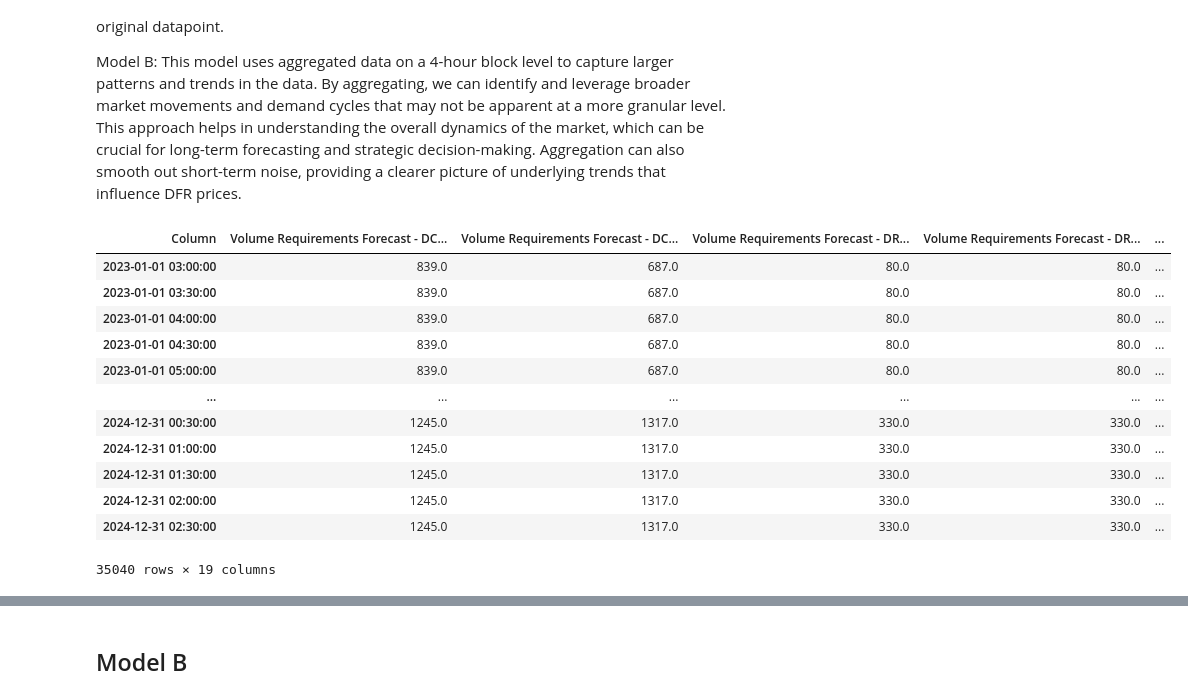
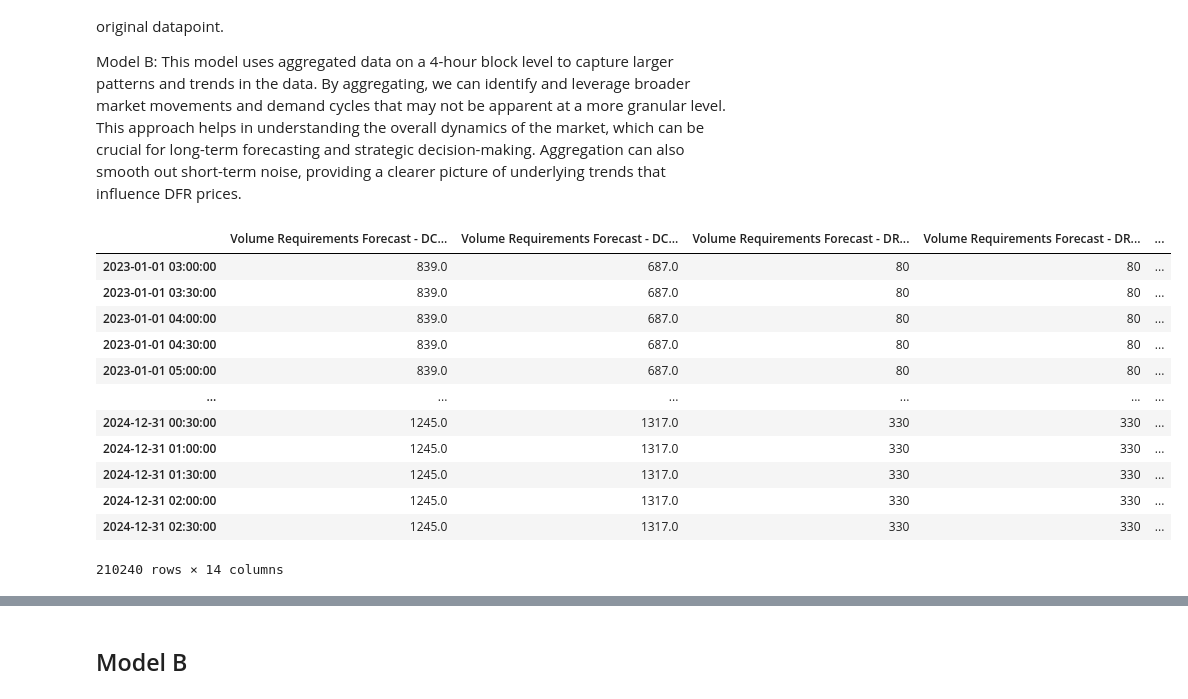
Before and after one commit to Nomercyme/energy_hackathon, a Jupyter notebook: main.ipynb, the cells around one changed output, grey strips where cells are left out. Cells and saved outputs as stored; diff of their text form; code cells hidden in the pictures.

```diff
--- a/main.ipynb
+++ b/main.ipynb
@@ -86,0 +90,25 @@ df_day_ahead_half: (35040, 2)
+# %%
+# make dataset into long format, now we have a record for each DFR market price (DC/DM/DR both High and Low), so essentially there's x6 rows
+
+index_columns = [
+       'GMT Time',
+       'Volume Requirements Forecast - DC-H - GB (MW)',
+       'Volume Requirements Forecast - DC-L - GB (MW)',
+       'Volume Requirements Forecast - DR-H - GB (MW)',
+       'Volume Requirements Forecast - DR-L - GB (MW)',
+       'Volume Requirements Forecast - DM-H - GB (MW)',
+       'Volume Requirements Forecast - DM-L - GB (MW)',
+       'Ancillary Volume Accepted - DC-H - GB (MW)',
+       'Ancillary Volume Accepted - DC-L - GB (MW)',
+       'Ancillary Volume Accepted - DR-H - GB (MW)',
+       'Ancillary Volume Accepted - DR-L - GB (MW)',
+       'Ancillary Volume Accepted - DM-H - GB (MW)',
+       'Ancillary Volume Accepted - DM-L - GB (MW)'
+       ]
+
+df_ancillary_df_long = pd.melt(df_ancillary,
+                  id_vars = index_columns,
+                  var_name = 'DFR',
+                  value_name = 'Price')
+
+print('Train rows:', len(df_ancillary), len(df_ancillary_df_long))
@@ -189,27 +221,27 @@ Model A: First option to preserve granular details, which are crucial for foreca
 
 Model B: This model uses aggregated data on a 4-hour block level to capture larger patterns and trends in the data. By aggregating, we can identify and leverage broader market movements and demand cycles that may not be apparent at a more granular level. This approach helps in understanding the overall dynamics of the market, which can be crucial for long-term forecasting and strategic decision-making. Aggregation can also smooth out short-term noise, providing a clearer picture of underlying trends that influence DFR prices.
 # %%
-df_ancillary_30 = pd.DataFrame(np.repeat(df_ancillary.values, repeats=8, axis=0), columns=df_ancillary.columns)
-# Create the is_original column
-is_original = np.tile([1] + [0]*7, len(df_ancillary))
-df_ancillary_30['is_original'] = is_original
+df_ancillary_30 = pd.DataFrame(np.repeat(df_ancillary_df_long.values, repeats=8, axis=0), columns=df_ancillary_df_long.columns)
+
 periods = 2*365*6*8 # 2 years of 4 hour daily blocks (6/day) with two 30min timeslots per hour
-df_ancillary_30.index = pd.date_range(start='2023-01-01 03:00', periods=periods, freq='30min') # end='2024-12-31 02:30', 30mins before new year new timeslot
-df_ancillary_30.value_counts('is_original')
+df_ancillary_30.index = list(pd.date_range(start='2023-01-01 03:00', periods=periods, freq='30min'))*6 # end='2024-12-31 02:30', 30mins before new year new timeslot
+
+# Remove GMT column
+del df_ancillary_30['GMT Time']
 df_ancillary_30
 # %% [output]
-| Column | Volume Requirements Forecast - DC... | Volume Requirements Forecast - DC... | Volume Requirements Forecast - DR... | Volume Requirements Forecast - DR... | ... |
-| 2023-01-01 03:00:00 | 839.0 | 687.0 | 80.0 | 80.0 | ... |
-| 2023-01-01 03:30:00 | 839.0 | 687.0 | 80.0 | 80.0 | ... |
-| 2023-01-01 04:00:00 | 839.0 | 687.0 | 80.0 | 80.0 | ... |
-| 2023-01-01 04:30:00 | 839.0 | 687.0 | 80.0 | 80.0 | ... |
-| 2023-01-01 05:00:00 | 839.0 | 687.0 | 80.0 | 80.0 | ... |
+|  | Volume Requirements Forecast - DC... | Volume Requirements Forecast - DC... | Volume Requirements Forecast - DR... | Volume Requirements Forecast - DR... | ... |
+| 2023-01-01 03:00:00 | 839.0 | 687.0 | 80 | 80 | ... |
+| 2023-01-01 03:30:00 | 839.0 | 687.0 | 80 | 80 | ... |
+| 2023-01-01 04:00:00 | 839.0 | 687.0 | 80 | 80 | ... |
+| 2023-01-01 04:30:00 | 839.0 | 687.0 | 80 | 80 | ... |
+| 2023-01-01 05:00:00 | 839.0 | 687.0 | 80 | 80 | ... |
 | ... | ... | ... | ... | ... | ... |
-| 2024-12-31 00:30:00 | 1245.0 | 1317.0 | 330.0 | 330.0 | ... |
-| 2024-12-31 01:00:00 | 1245.0 | 1317.0 | 330.0 | 330.0 | ... |
-| 2024-12-31 01:30:00 | 1245.0 | 1317.0 | 330.0 | 330.0 | ... |
-| 2024-12-31 02:00:00 | 1245.0 | 1317.0 | 330.0 | 330.0 | ... |
-| 2024-12-31 02:30:00 | 1245.0 | 1317.0 | 330.0 | 330.0 | ... |
+| 2024-12-31 00:30:00 | 1245.0 | 1317.0 | 330 | 330 | ... |
+| 2024-12-31 01:00:00 | 1245.0 | 1317.0 | 330 | 330 | ... |
+| 2024-12-31 01:30:00 | 1245.0 | 1317.0 | 330 | 330 | ... |
+| 2024-12-31 02:00:00 | 1245.0 | 1317.0 | 330 | 330 | ... |
+| 2024-12-31 02:30:00 | 1245.0 | 1317.0 | 330 | 330 | ... |
-35040 rows × 19 columns
+210240 rows × 14 columns
 # %%
 df_day_ahead_hourly_30 = pd.DataFrame(np.repeat(df_day_ahead_hourly.values, repeats=2, axis=0), columns=df_day_ahead_hourly.columns)
```
Also changed, not shown: parts of 14 cells of this notebook, 1 other file.
